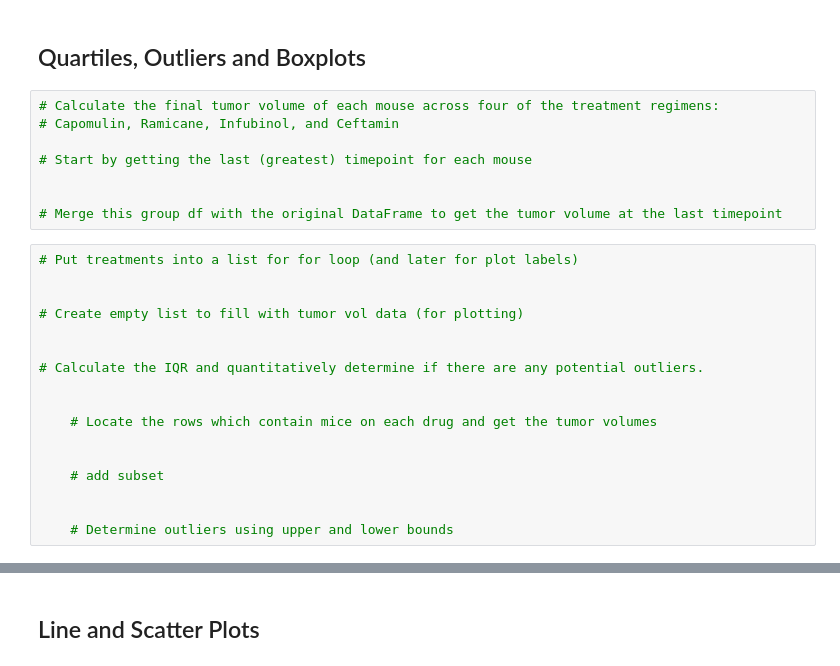
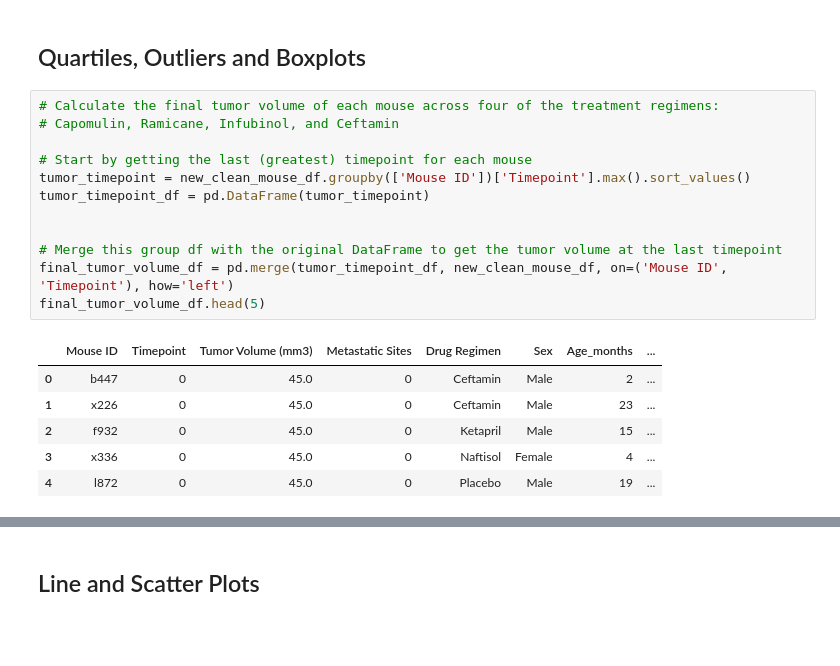
Before and after one commit to mtkrebs87/matplotlib_challenge, a Jupyter notebook: Pymaceuticals/pymaceuticals_final.ipynb, the cells around one changed output, grey strips where cells are left out. Drawn from its saved outputs; the diff is of its cells as text; blank space fills up the shorter version.

```diff
--- a/Pymaceuticals/pymaceuticals_final.ipynb
+++ b/Pymaceuticals/pymaceuticals_final.ipynb
@@ -244,25 +244,19 @@ plt.show()
 # %%
 # Calculate the final tumor volume of each mouse across four of the treatment regimens:
 # Capomulin, Ramicane, Infubinol, and Ceftamin
 
 # Start by getting the last (greatest) timepoint for each mouse
+tumor_timepoint = new_clean_mouse_df.groupby(['Mouse ID'])['Timepoint'].max().sort_values()
+tumor_timepoint_df = pd.DataFrame(tumor_timepoint)
 
 
 # Merge this group df with the original DataFrame to get the tumor volume at the last timepoint
+final_tumor_volume_df = pd.merge(tumor_timepoint_df, new_clean_mouse_df, on=('Mouse ID', 'Timepoint'), how='left')
+final_tumor_volume_df.head(5)
+# %% [output]
+|  | Mouse ID | Timepoint | Tumor Volume (mm3) | Metastatic Sites | Drug Regimen | Sex | Age_months | ... |
+| 0 | b447 | 0 | 45.0 | 0 | Ceftamin | Male | 2 | ... |
+| 1 | x226 | 0 | 45.0 | 0 | Ceftamin | Male | 23 | ... |
+| 2 | f932 | 0 | 45.0 | 0 | Ketapril | Male | 15 | ... |
+| 3 | x336 | 0 | 45.0 | 0 | Naftisol | Female | 4 | ... |
+| 4 | l872 | 0 | 45.0 | 0 | Placebo | Male | 19 | ... |
-# %%
-# Put treatments into a list for for loop (and later for plot labels)
-
-
-# Create empty list to fill with tumor vol data (for plotting)
-
-
-# Calculate the IQR and quantitatively determine if there are any potential outliers.
-
-
-    # Locate the rows which contain mice on each drug and get the tumor volumes
-
-
-    # add subset
-
-
-    # Determine outliers using upper and lower bounds
```
Also changed, not shown: parts of 8 cells of this notebook.
